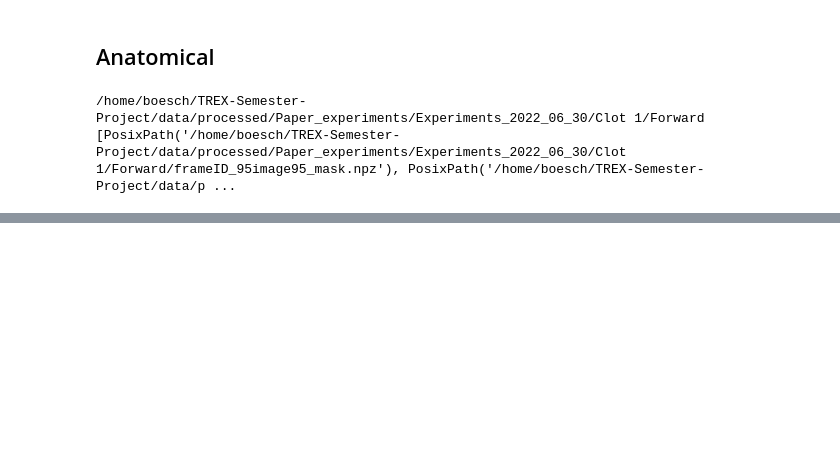
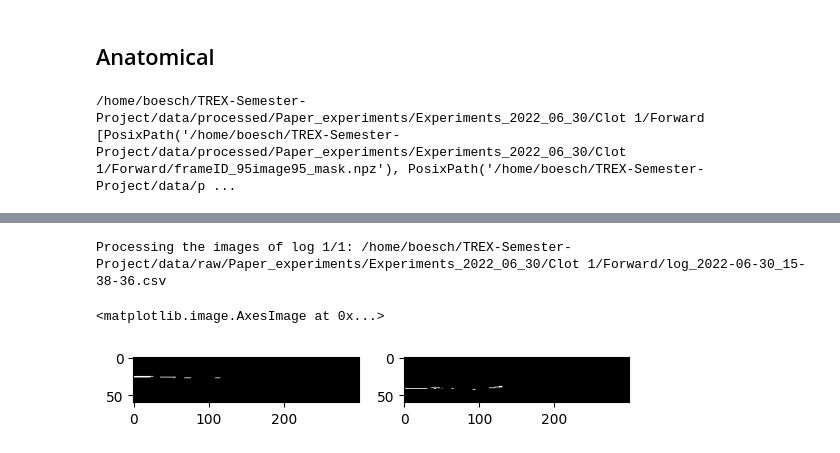
Before and after one commit to oskarboesch/TREX-Semester-Project, a Jupyter notebook: notebooks/image_analysis.ipynb, the cells around one changed output, grey strips where cells are left out. Cells and saved outputs as stored; diff of their text form; code cells hidden in the pictures; blank space fills up the shorter version.

```diff
--- a/notebooks/image_analysis.ipynb
+++ b/notebooks/image_analysis.ipynb
@@ -617,0 +627,16 @@ AttributeError: 'NoneType' object has no attribute 'astype'
+# %%
+from data.preprocess_data import preprocess_images
+imgs_1, imgs_2 = preprocess_images(log_names.head(1), save=True, delete=False)
+# %% [output]
+Processing the images of log 1/1: /home/boesch/TREX-Semester-Project/data/raw/Paper_experiments/Experiments_2022_06_30/Clot 1/Forward/log_2022-06-30_15-38-36.csv
+# %%
+# plot images at index
+index = 200
+plt.subplot(1, 2, 1)
+plt.imshow(imgs_1[0][index], cmap='gray')
+
+plt.subplot(1, 2, 2)
+plt.imshow(imgs_2[0][index], cmap='gray')
+# %% [output]
+<matplotlib.image.AxesImage at 0x...>
+[figure, added]
```
Also changed, not shown: parts of 4 cells of this notebook, 2 other files.
